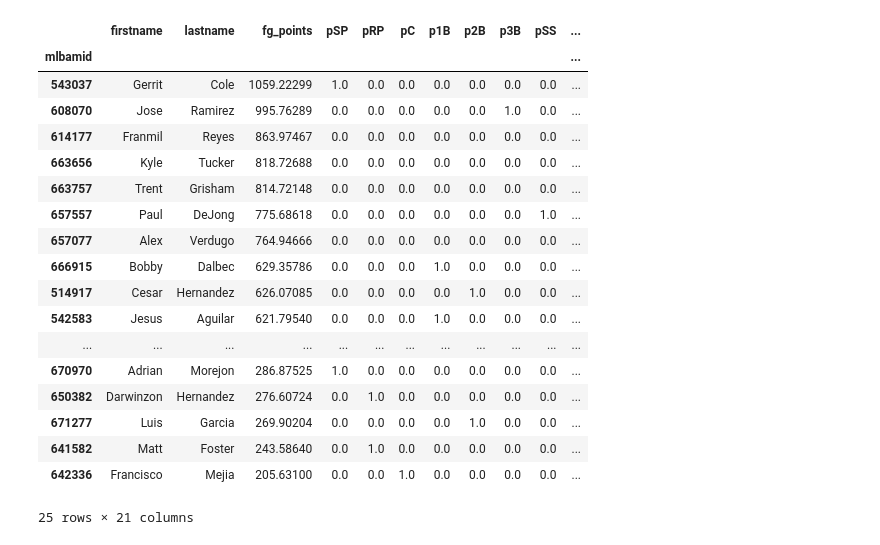
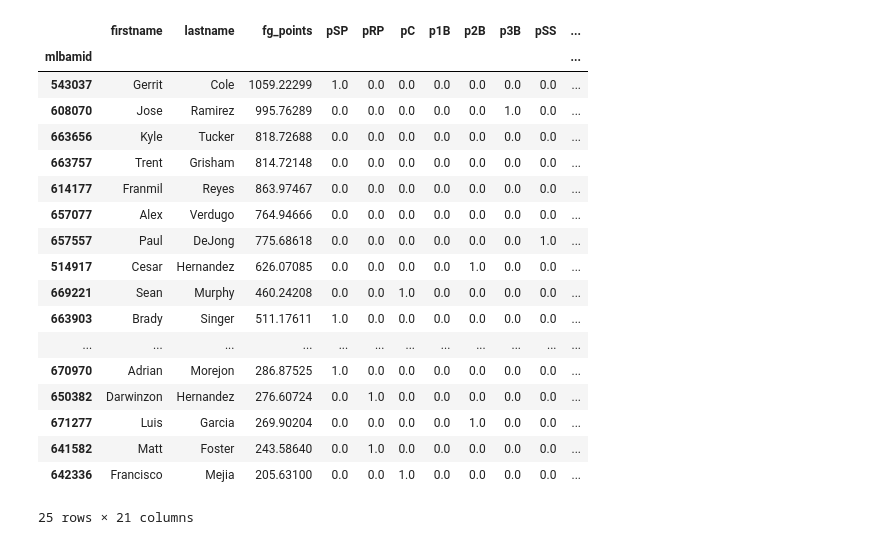
Before and after one commit to brendancooley/moonlight, a Jupyter notebook: _testing/testing.ipynb, the cells around one changed output. Drawn from its saved outputs; the diff is of its cells as text; code cells hidden in the pictures.

```diff
--- a/_testing/testing.ipynb
+++ b/_testing/testing.ipynb
@@ -30,18 +50,18 @@ Convert one of the arguments to a NumPy array (eg 'ufunc(df1, np.asarray(df2)')
 # %%
-vm.data.loc[:, "Intentional Balks", 1203, :]
+vm.data.loc[:, "Intentional Balks", 1203, :].sort_values("Value", ascending=False)
 # %% [output]
 |  | firstname | lastname | fg_points | pSP | pRP | pC | p1B | p2B | p3B | pSS | ... |
 | mlbamid |  |  |  |  |  |  |  |  |  |  | ... |
 | 543037 | Gerrit | Cole | 1059.22299 | 1.0 | 0.0 | 0.0 | 0.0 | 0.0 | 0.0 | 0.0 | ... |
 | 608070 | Jose | Ramirez | 995.76289 | 0.0 | 0.0 | 0.0 | 0.0 | 0.0 | 1.0 | 0.0 | ... |
-| 614177 | Franmil | Reyes | 863.97467 | 0.0 | 0.0 | 0.0 | 0.0 | 0.0 | 0.0 | 0.0 | ... |
 | 663656 | Kyle | Tucker | 818.72688 | 0.0 | 0.0 | 0.0 | 0.0 | 0.0 | 0.0 | 0.0 | ... |
 | 663757 | Trent | Grisham | 814.72148 | 0.0 | 0.0 | 0.0 | 0.0 | 0.0 | 0.0 | 0.0 | ... |
+| 614177 | Franmil | Reyes | 863.97467 | 0.0 | 0.0 | 0.0 | 0.0 | 0.0 | 0.0 | 0.0 | ... |
+| 657077 | Alex | Verdugo | 764.94666 | 0.0 | 0.0 | 0.0 | 0.0 | 0.0 | 0.0 | 0.0 | ... |
 | 657557 | Paul | DeJong | 775.68618 | 0.0 | 0.0 | 0.0 | 0.0 | 0.0 | 0.0 | 1.0 | ... |
-| 657077 | Alex | Verdugo | 764.94666 | 0.0 | 0.0 | 0.0 | 0.0 | 0.0 | 0.0 | 0.0 | ... |
-| 666915 | Bobby | Dalbec | 629.35786 | 0.0 | 0.0 | 0.0 | 1.0 | 0.0 | 0.0 | 0.0 | ... |
 | 514917 | Cesar | Hernandez | 626.07085 | 0.0 | 0.0 | 0.0 | 0.0 | 1.0 | 0.0 | 0.0 | ... |
-| 542583 | Jesus | Aguilar | 621.79540 | 0.0 | 0.0 | 0.0 | 1.0 | 0.0 | 0.0 | 0.0 | ... |
+| 669221 | Sean | Murphy | 460.24208 | 0.0 | 0.0 | 1.0 | 0.0 | 0.0 | 0.0 | 0.0 | ... |
+| 663903 | Brady | Singer | 511.17611 | 1.0 | 0.0 | 0.0 | 0.0 | 0.0 | 0.0 | 0.0 | ... |
 | ... | ... | ... | ... | ... | ... | ... | ... | ... | ... | ... | ... |
 | 670970 | Adrian | Morejon | 286.87525 | 1.0 | 0.0 | 0.0 | 0.0 | 0.0 | 0.0 | 0.0 | ... |
 | 650382 | Darwinzon | Hernandez | 276.60724 | 0.0 | 1.0 | 0.0 | 0.0 | 0.0 | 0.0 | 0.0 | ... |
```
Also changed, not shown: parts of 3 cells of this notebook, 3 other files.
